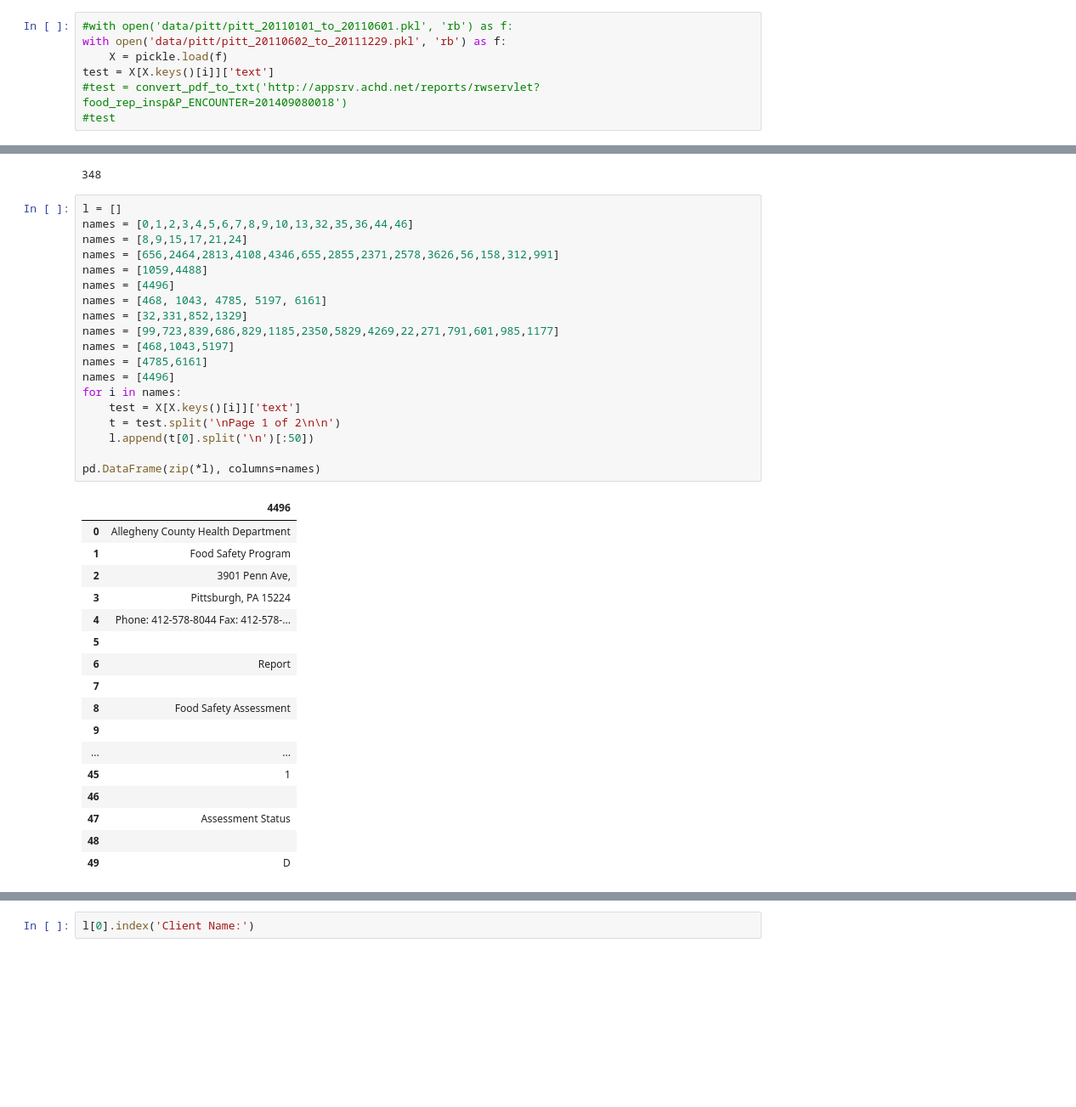
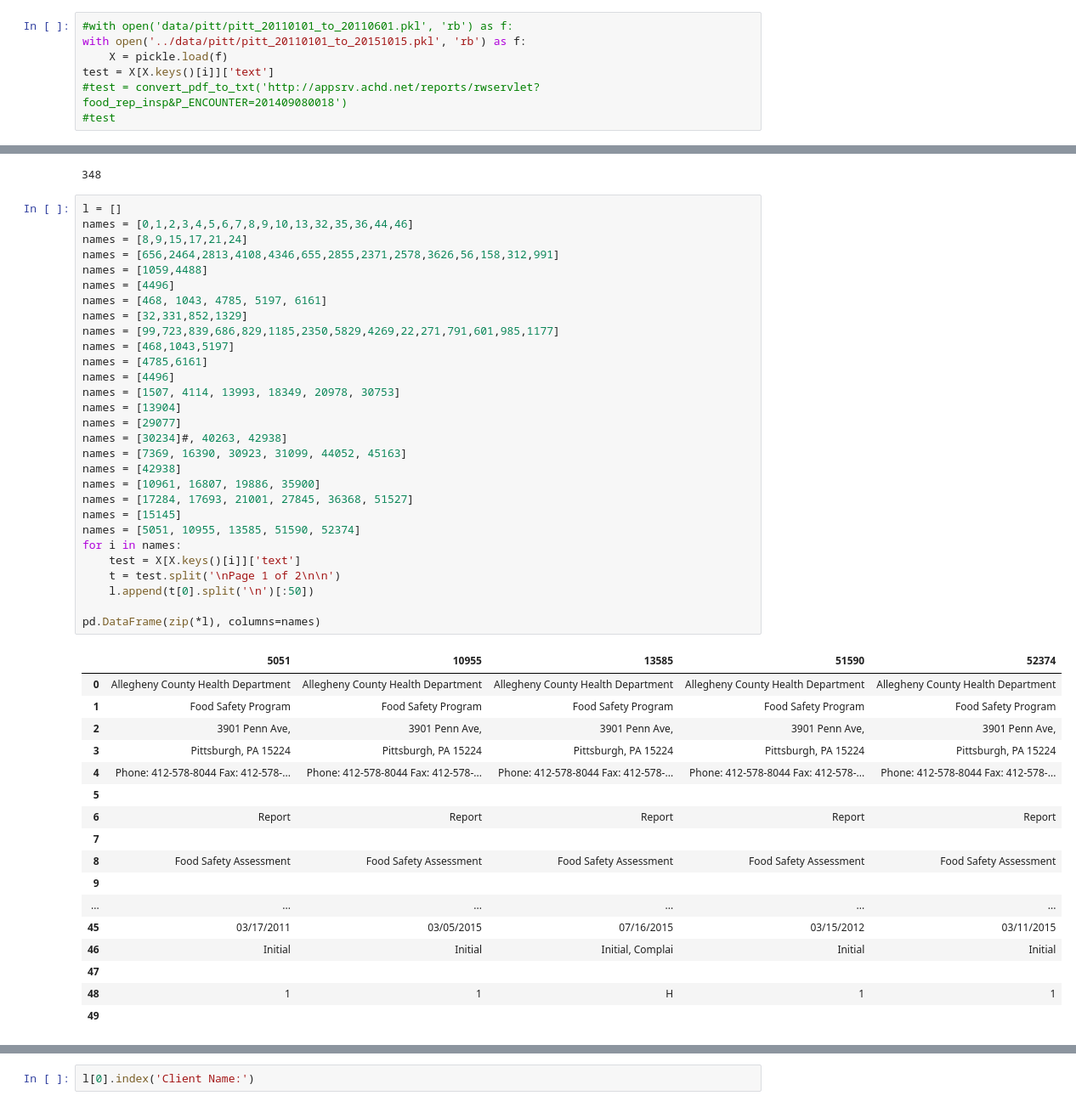
Before and after one commit to tbackes/yelp-health, a Jupyter notebook: code/pittsburgh-health-inspections.ipynb, the cells around one changed output, grey strips where cells are left out. Shown: that part at 85% size. Cells and saved outputs as stored; diff of their text form; blank space fills up the shorter version.

```diff
--- a/code/pittsburgh-health-inspections.ipynb
+++ b/code/pittsburgh-health-inspections.ipynb
@@ -74,6 +74,6 @@ i = 2
 # %%
 #with open('data/pitt/pitt_20110101_to_20110601.pkl', 'rb') as f:
-with open('data/pitt/pitt_20110602_to_20111229.pkl', 'rb') as f:
+with open('../data/pitt/pitt_20110101_to_20151015.pkl', 'rb') as f:
     X = pickle.load(f)
 test = X[X.keys()[i]]['text']
 #test = convert_pdf_to_txt('http://appsrv.achd.net/reports/rwservlet?food_rep_insp&P_ENCOUNTER=201409080018')
@@ -86,40 +86,50 @@ test = X[X.keys()[i]]['text']
 # %%
 l = []
 names = [0,1,2,3,4,5,6,7,8,9,10,13,32,35,36,44,46]
 names = [8,9,15,17,21,24]
 names = [656,2464,2813,4108,4346,655,2855,2371,2578,3626,56,158,312,991]
 names = [1059,4488]
 names = [4496]
 names = [468, 1043, 4785, 5197, 6161]
 names = [32,331,852,1329]
 names = [99,723,839,686,829,1185,2350,5829,4269,22,271,791,601,985,1177]
 names = [468,1043,5197]
 names = [4785,6161]
 names = [4496]
+names = [1507, 4114, 13993, 18349, 20978, 30753]
+names = [13904]
+names = [29077]
+names = [30234]#, 40263, 42938]
+names = [7369, 16390, 30923, 31099, 44052, 45163]
+names = [42938]
+names = [10961, 16807, 19886, 35900]
+names = [17284, 17693, 21001, 27845, 36368, 51527]
+names = [15145]
+names = [5051, 10955, 13585, 51590, 52374]
 for i in names:
     test = X[X.keys()[i]]['text']
     t = test.split('\nPage 1 of 2\n\n')
     l.append(t[0].split('\n')[:50])
 
 pd.DataFrame(zip(*l), columns=names)
 # %% [output]
-|  | 4496 |
-| 0 | Allegheny County Health Department |
-| 1 | Food Safety Program |
-| 2 | 3901 Penn Ave, |
-| 3 | Pittsburgh, PA 15224 |
-| 4 | Phone: 412-578-8044 Fax: 412-578-... |
-| 5 |  |
-| 6 | Report |
-| 7 |  |
-| 8 | Food Safety Assessment |
-| 9 |  |
-| ... | ... |
-| 45 | 1 |
-| 46 |  |
-| 47 | Assessment Status |
-| 48 |  |
-| 49 | D |
+|  | 5051 | 10955 | 13585 | 51590 | 52374 |
+| 0 | Allegheny County Health Department | Allegheny County Health Department | Allegheny County Health Department | Allegheny County Health Department | Allegheny County Health Department |
+| 1 | Food Safety Program | Food Safety Program | Food Safety Program | Food Safety Program | Food Safety Program |
+| 2 | 3901 Penn Ave, | 3901 Penn Ave, | 3901 Penn Ave, | 3901 Penn Ave, | 3901 Penn Ave, |
+| 3 | Pittsburgh, PA 15224 | Pittsburgh, PA 15224 | Pittsburgh, PA 15224 | Pittsburgh, PA 15224 | Pittsburgh, PA 15224 |
+| 4 | Phone: 412-578-8044 Fax: 412-578-... | Phone: 412-578-8044 Fax: 412-578-... | Phone: 412-578-8044 Fax: 412-578-... | Phone: 412-578-8044 Fax: 412-578-... | Phone: 412-578-8044 Fax: 412-578-... |
+| 5 |  |  |  |  |  |
+| 6 | Report | Report | Report | Report | Report |
+| 7 |  |  |  |  |  |
+| 8 | Food Safety Assessment | Food Safety Assessment | Food Safety Assessment | Food Safety Assessment | Food Safety Assessment |
+| 9 |  |  |  |  |  |
+| ... | ... | ... | ... | ... | ... |
+| 45 | 03/17/2011 | 03/05/2015 | 07/16/2015 | 03/15/2012 | 03/11/2015 |
+| 46 | Initial | Initial | Initial, Complai | Initial | Initial |
+| 47 |  |  |  |  |  |
+| 48 | 1 | 1 | H | 1 | 1 |
+| 49 |  |  |  |  |  |
 # %%
 def is_number(s):
     try:
```
Also changed, not shown: parts of 14 cells of this notebook, 3 other files.
